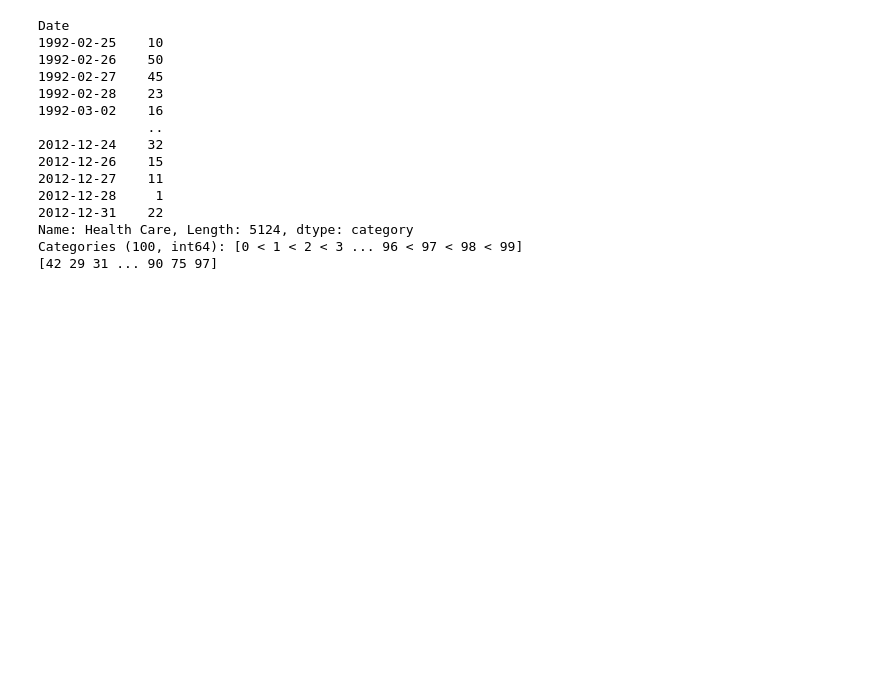
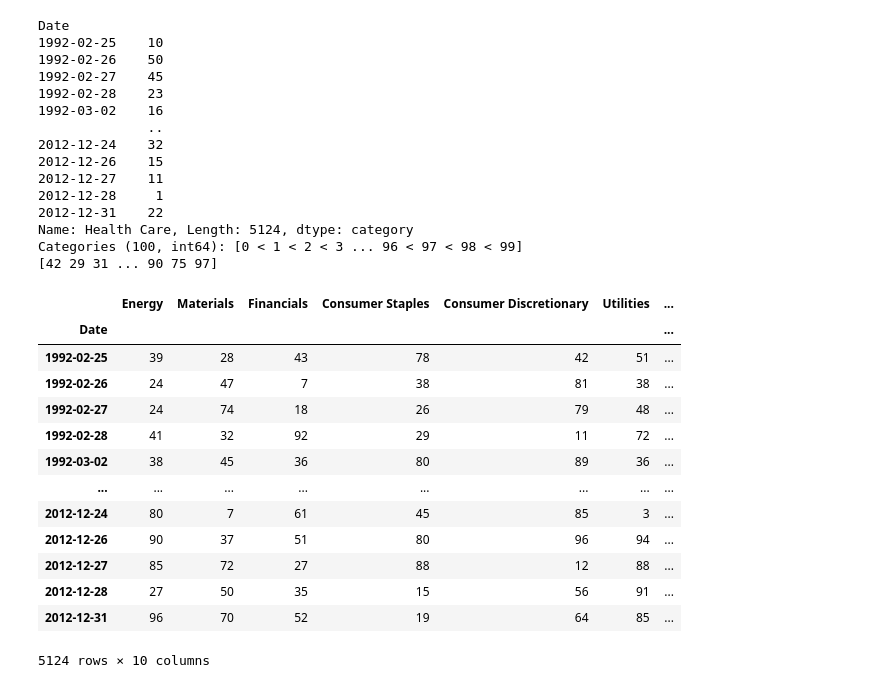
Before and after one commit to TobiasW1891/Finance-Redone, a Jupyter notebook: Causality.ipynb, the cells around one changed output. Drawn from its saved outputs; the diff is of its cells as text; code cells hidden in the pictures; blank space fills up the shorter version.

```diff
--- a/Causality.ipynb
+++ b/Causality.ipynb
@@ -202,3 +240,31 @@ Date
 Name: Health Care, Length: 5124, dtype: category
 Categories (100, int64): [0 < 1 < 2 < 3 ... 96 < 97 < 98 < 99]
 [42 29 31 ... 90 75 97]
+# %%
+def Random(DF, seed = 1234):
+    np.random.seed(seed)
+
+    out = pd.DataFrame()
+
+    for i in DF.columns:
+        out[i] = np.random.permutation(DF[i].values)
+
+    out.index = DF.index
+    return(out)
+# %%
+Random(QDF)
+# %% [output]
+|  | Energy | Materials | Financials | Consumer Staples | Consumer Discretionary | Utilities | ... |
+| Date |  |  |  |  |  |  | ... |
+| 1992-02-25 | 39 | 28 | 43 | 78 | 42 | 51 | ... |
+| 1992-02-26 | 24 | 47 | 7 | 38 | 81 | 38 | ... |
+| 1992-02-27 | 24 | 74 | 18 | 26 | 79 | 48 | ... |
+| 1992-02-28 | 41 | 32 | 92 | 29 | 11 | 72 | ... |
+| 1992-03-02 | 38 | 45 | 36 | 80 | 89 | 36 | ... |
+| ... | ... | ... | ... | ... | ... | ... | ... |
+| 2012-12-24 | 80 | 7 | 61 | 45 | 85 | 3 | ... |
+| 2012-12-26 | 90 | 37 | 51 | 80 | 96 | 94 | ... |
+| 2012-12-27 | 85 | 72 | 27 | 88 | 12 | 88 | ... |
+| 2012-12-28 | 27 | 50 | 35 | 15 | 56 | 91 | ... |
+| 2012-12-31 | 96 | 70 | 52 | 19 | 64 | 85 | ... |
+5124 rows × 10 columns
```
Also changed, not shown: parts of 12 cells of this notebook.
